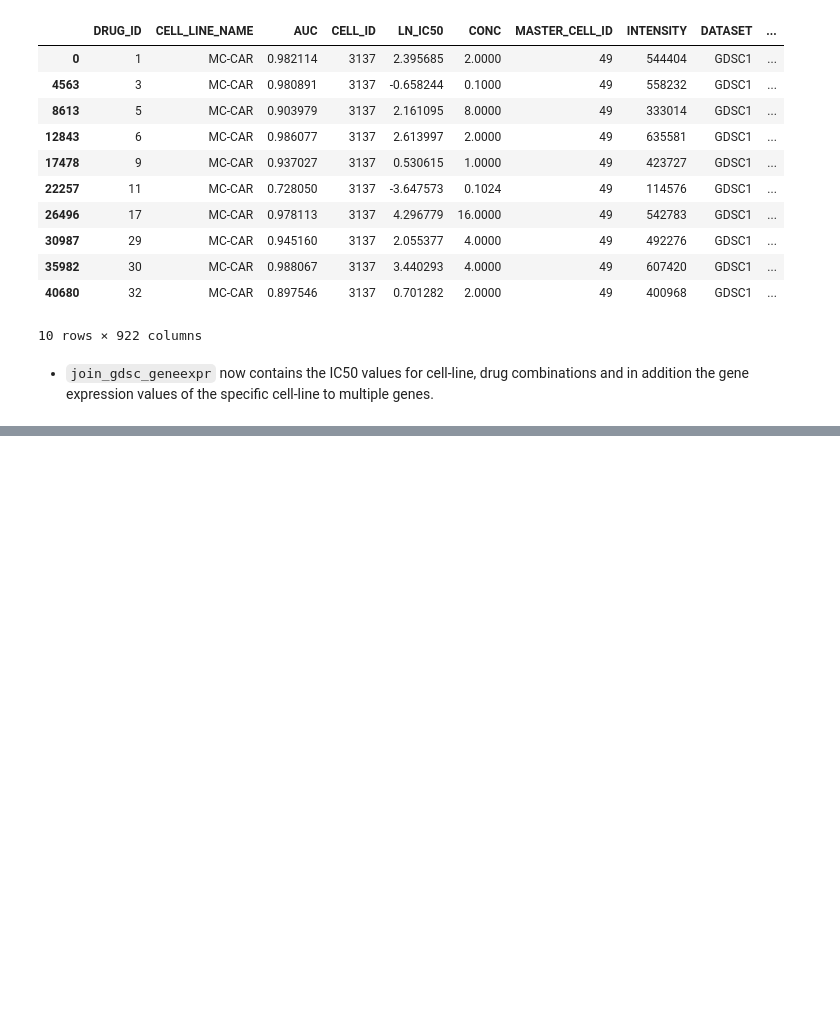
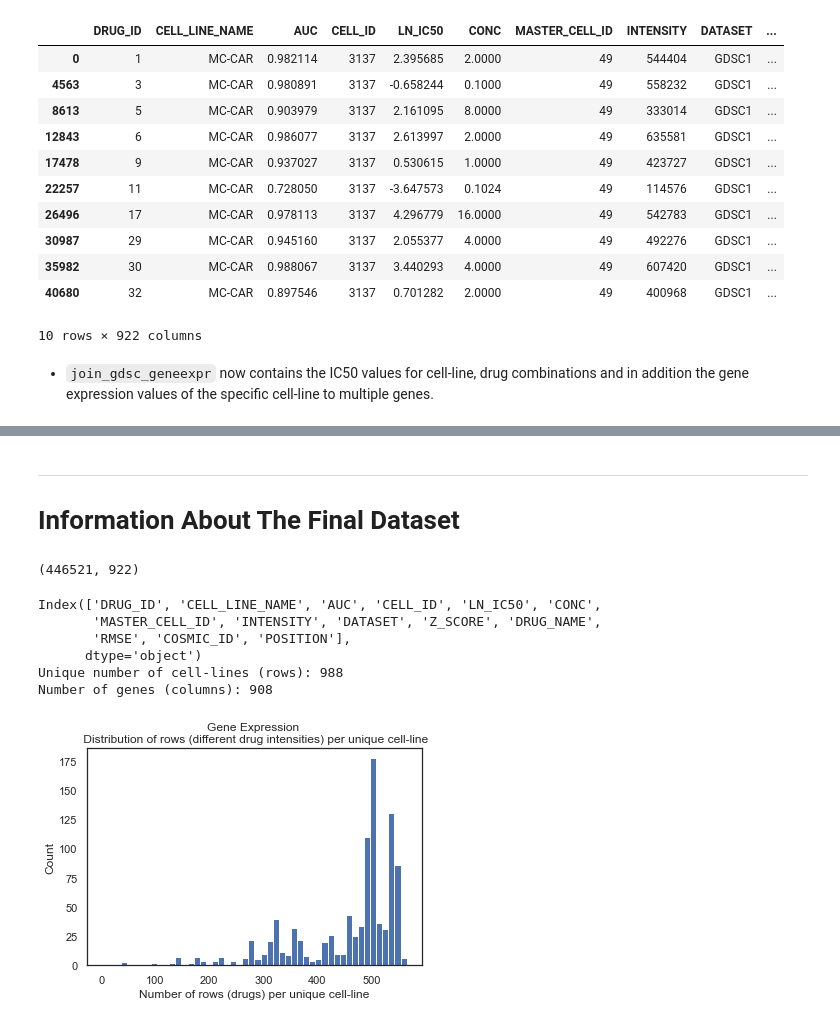
Before and after one commit to PeeteKeesel/gnn-for-drug-response-prediction, a Jupyter notebook: 02_GDSC_map_GenExpr.ipynb, the cells around one changed output, grey strips where cells are left out. Drawn from its saved outputs; the diff is of its cells as text; code cells hidden in the pictures; blank space fills up the shorter version.

Commit message:
added further description of final datasets for GenExpr and CNV datasets

```diff
--- a/02_GDSC_map_GenExpr.ipynb
+++ b/02_GDSC_map_GenExpr.ipynb
@@ -1135,3 +1135,35 @@ join_gdsc_geneexpr.to_pickle(f'{PATH_TO_SAVE_DATA_TO}joined_gdsc_geneexpr.pkl')
 | `GDSC1_fitted_dose_response_25Feb20.csv` | `../datasets/gdsc/screening_data` | - `CELL_LINE_NAME` <br> - `COSMIC_ID` <br> - `DRUG_ID` <br> - `LN_IC50` <br> - `AUC` | contain the IC50 values (`LN_IC50`) for specific drugs (`DRUG_NAME`) on cancer cell lines (`CELL_LINE_NAME`). Thus, they hold information about how specific drugs influence the killing of cancer cells. |
 | `GDSC2_fitted_dose_response_25Feb20.csv` | `../datasets/gdsc/screening_data` | - `CELL_LINE_NAME` <br> - `COSMIC_ID` <br> - `DRUG_ID` <br> - `LN_IC50` <br> - `AUC` | contain the IC50 values (`LN_IC50`) for specific drugs (`DRUG_NAME`) on cancer cell lines (`CELL_LINE_NAME`). Thus, they hold information about how specific drugs influence the killing of cancer cells. |
 | `Cell_line_Details.xlsx` | `../datasets/gdsc/screening_data` | - `Sample Name` <br> - `COSMIC identifier` | The complete table contains information about all screened cell-lines. Every row contains information about one cell-line. |
+# %% [markdown]
+---
+# Information About The Final Dataset
+# %%
+final_gene_expressions = pd.read_pickle(f'{PATH_TO_SAVE_DATA_TO}joined_gdsc_geneexpr.pkl')
+final_gene_expressions.shape
+# %% [output]
+(446521, 922)
+# %%
+# Columns which are not genes.
+print(final_gene_expressions.columns[:14])
+
+# Unique number of cell-lines.
+print(f"Unique number of cell-lines (rows): {len(np.unique(final_gene_expressions.CELL_LINE_NAME.values))}")
+
+# Number of columns which are genes.
+print(f"Number of genes (columns): {len(final_gene_expressions.columns[14:])}")
+# %% [output]
+Index(['DRUG_ID', 'CELL_LINE_NAME', 'AUC', 'CELL_ID', 'LN_IC50', 'CONC',
+       'MASTER_CELL_ID', 'INTENSITY', 'DATASET', 'Z_SCORE', 'DRUG_NAME',
+       'RMSE', 'COSMIC_ID', 'POSITION'],
+      dtype='object')
+Unique number of cell-lines (rows): 988
+Number of genes (columns): 908
+# %%
+# Distribution of rows per unique cell-line.
+plt.hist(final_gene_expressions.groupby(['CELL_LINE_NAME']).size(), bins=50);
+plt.xlabel('Number of rows (drugs) per unique cell-line');
+plt.ylabel('Count');
+plt.title('Gene Expression \n Distribution of rows (different drug intensities) per unique cell-line');
+# %% [output]
+[figure, added]
```
Also changed, not shown: parts of 1 cell of this notebook, 3 other files.
